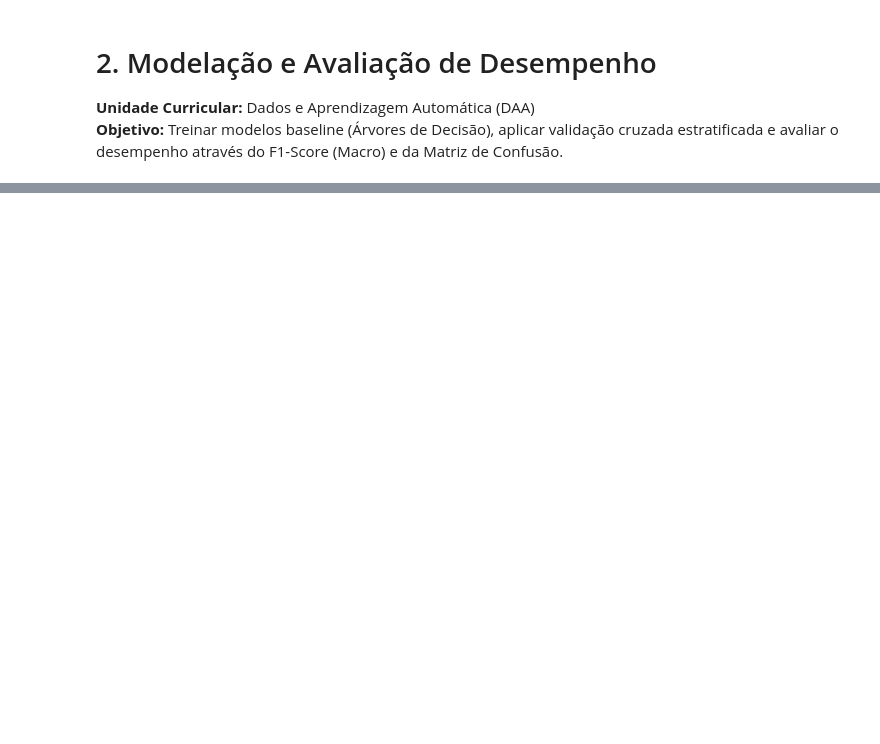
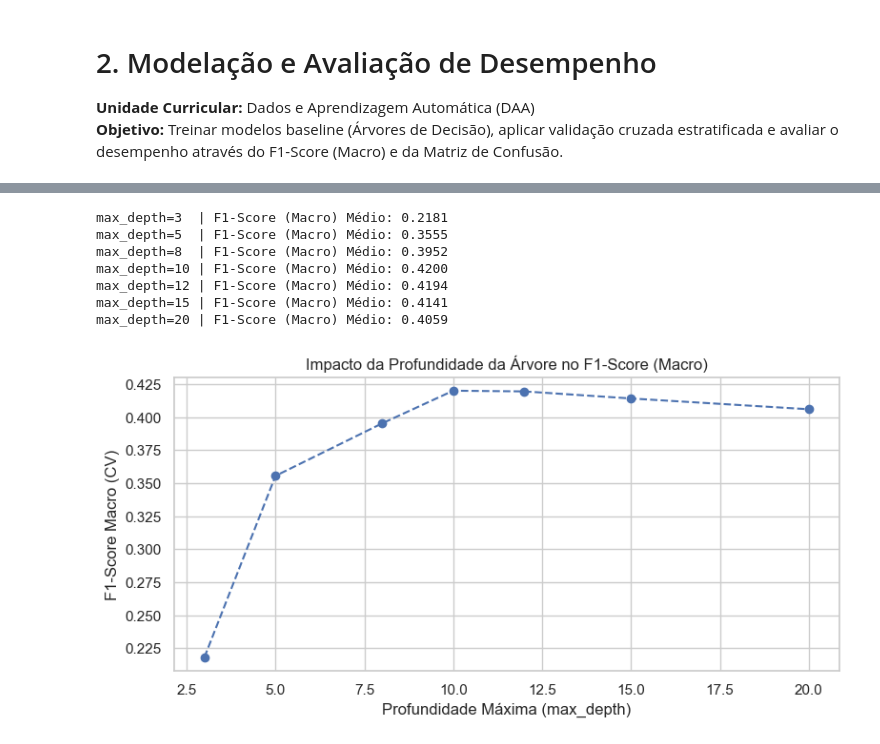
Before and after one commit to davidalves2/DAA, a Jupyter notebook: notebooks/02_Modeling.ipynb, the cells around one changed output, grey strips where cells are left out. Saved outputs shown, nothing was run; the diff lists cells and outputs as text; code cells hidden in the pictures; blank space fills up the shorter version.

```diff
--- a/notebooks/02_Modeling.ipynb
+++ b/notebooks/02_Modeling.ipynb
@@ -40,0 +72,14 @@ Dimensões de X_test: (3655, 233)
+# %%
+# Configuração da Validação Cruzada Estratificada
+skf = StratifiedKFold(n_splits=10, shuffle=True, random_state=42)
+
+# Cálculo do F1-Score (Macro) através dos 10 folds
+cv_scores = cross_val_score(
+    dt_baseline, X_train, y_train, cv=skf, scoring="f1_macro"
+)
+
+print("--- RESULTADOS DA VALIDAÇÃO CRUZADA (10-FOLD CV) ---")
+print(f"F1-Score (Macro) por fold: {np.round(cv_scores, 4)}")
+print(
+    f"F1-Score (Macro) Médio: {cv_scores.mean():.4f} (+/- {cv_scores.std():.4f})"
+)
@@ -40,0 +93,31 @@ Dimensões de X_test: (3655, 233)
+# %%
+# Testar diferentes profundidades máximas
+depths = [3, 5, 8, 10, 12, 15, 20]
+mean_scores = []
+
+for depth in depths:
+    model = DecisionTreeClassifier(
+        max_depth=depth, random_state=42, class_weight="balanced"
+    )
+    scores = cross_val_score(
+        model, X_train, y_train, cv=skf, scoring="f1_macro"
+    )
+    mean_scores.append(scores.mean())
+    print(f"max_depth={depth:<2} | F1-Score (Macro) Médio: {scores.mean():.4f}")
+
+# Gráfico de evolução da métrica em função da profundidade
+plt.figure(figsize=(9, 4))
+plt.plot(depths, mean_scores, marker="o", linestyle="--", color="b")
+plt.title("Impacto da Profundidade da Árvore no F1-Score (Macro)")
+plt.xlabel("Profundidade Máxima (max_depth)")
+plt.ylabel("F1-Score Macro (CV)")
+plt.show()
+# %% [output]
+max_depth=3  | F1-Score (Macro) Médio: 0.2181
+max_depth=5  | F1-Score (Macro) Médio: 0.3555
+max_depth=8  | F1-Score (Macro) Médio: 0.3952
+max_depth=10 | F1-Score (Macro) Médio: 0.4200
+max_depth=12 | F1-Score (Macro) Médio: 0.4194
+max_depth=15 | F1-Score (Macro) Médio: 0.4141
+max_depth=20 | F1-Score (Macro) Médio: 0.4059
+[figure, added]
```
Also changed, not shown: parts of 8 cells of this notebook, 5 other files.
